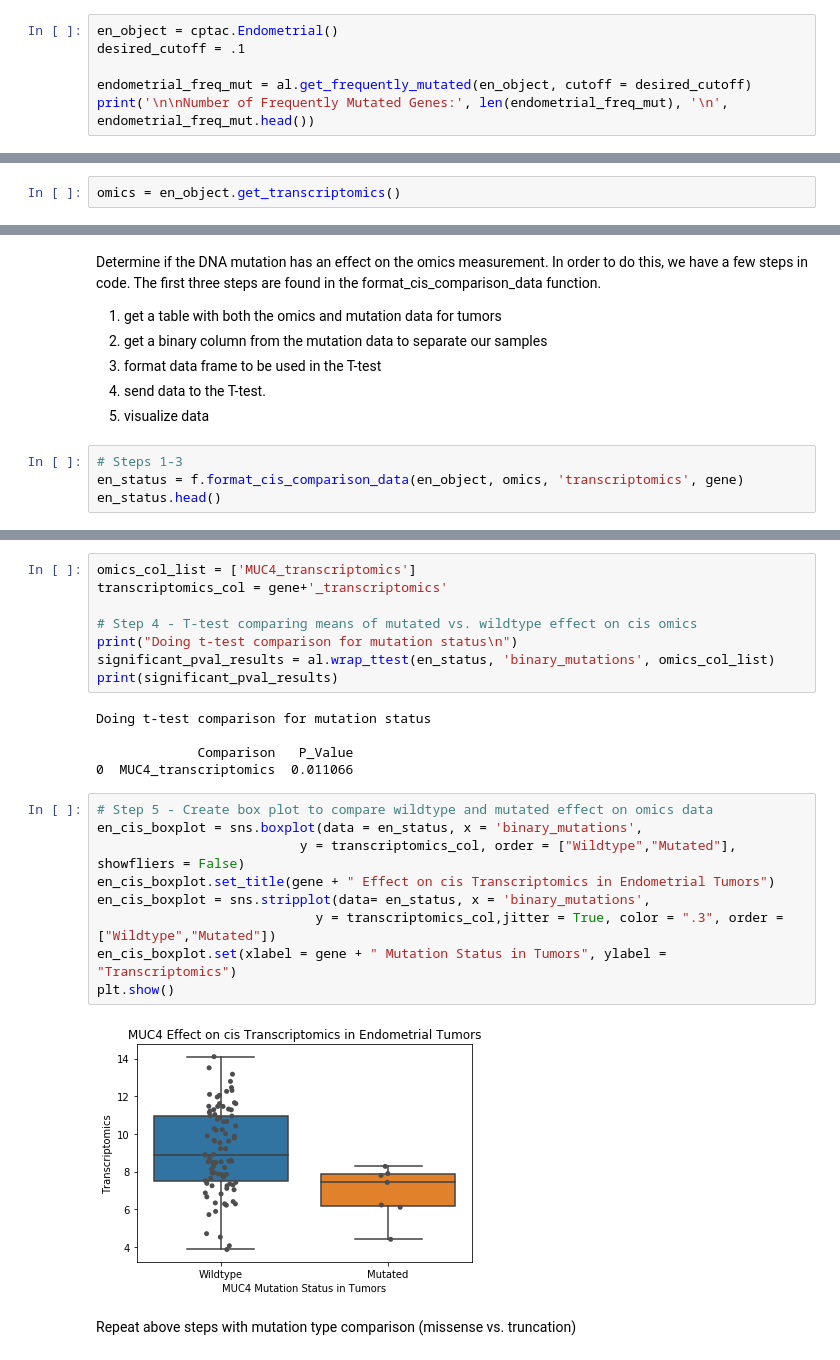
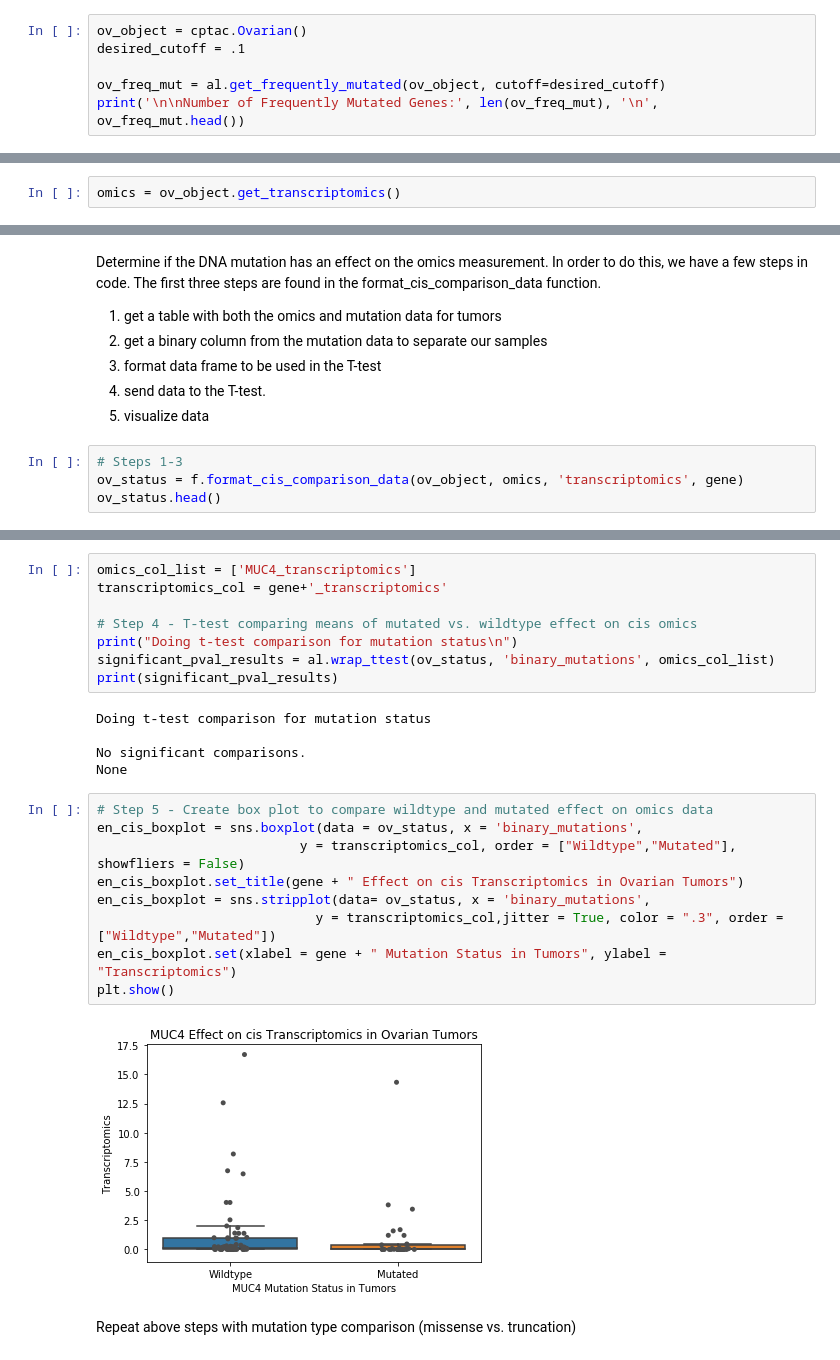
Before and after one commit to PayneLab/WhenMutationsMatter, a Jupyter notebook: Protein Notebooks/MUC4/MUC4_cis_transcriptomics.ipynb, the cells around one changed output, grey strips where cells are left out. Drawn from its saved outputs; the diff is of its cells as text.

```diff
--- a/Protein Notebooks/MUC4/MUC4_cis_transcriptomics.ipynb
+++ b/Protein Notebooks/MUC4/MUC4_cis_transcriptomics.ipynb
@@ -25,7 +23,7 @@ Enter the type of cancer and the cutoff for mutation frequency that you would li
 # %%
-en_object = cptac.Endometrial()
+ov_object = cptac.Ovarian()
 desired_cutoff = .1
 
-endometrial_freq_mut = al.get_frequently_mutated(en_object, cutoff = desired_cutoff)
-print('\n\nNumber of Frequently Mutated Genes:', len(endometrial_freq_mut), '\n', endometrial_freq_mut.head())
+ov_freq_mut = al.get_frequently_mutated(ov_object, cutoff=desired_cutoff)
+print('\n\nNumber of Frequently Mutated Genes:', len(ov_freq_mut), '\n', ov_freq_mut.head())
 # %% [output]
@@ -47,5 +43,5 @@ Select which type of omics you want to compare. If you want to compare proteomic
 # %%
-omics = en_object.get_transcriptomics()
+omics = ov_object.get_transcriptomics()
 # %% [markdown]
 ## Step 5: cis comparison
 # %% [markdown]
@@ -57,8 +53,8 @@ Determine if the DNA mutation has an effect on the omics measurement. In order t
 5. visualize data
 # %%
 # Steps 1-3
-en_status = f.format_cis_comparison_data(en_object, omics, 'transcriptomics', gene)
-en_status.head()
+ov_status = f.format_cis_comparison_data(ov_object, omics, 'transcriptomics', gene)
+ov_status.head()
 # %% [output]
 |  | MUC4_transcriptomics | binary_mutations |
 | Sample_ID |  |  |
@@ -73,24 +69,24 @@ transcriptomics_col = gene+'_transcriptomics'
 
 # Step 4 - T-test comparing means of mutated vs. wildtype effect on cis omics
 print("Doing t-test comparison for mutation status\n")
-significant_pval_results = al.wrap_ttest(en_status, 'binary_mutations', omics_col_list)
+significant_pval_results = al.wrap_ttest(ov_status, 'binary_mutations', omics_col_list)
 print(significant_pval_results)
 # %% [output]
 Doing t-test comparison for mutation status
 
-             Comparison   P_Value
-0  MUC4_transcriptomics  0.011066
+No significant comparisons.
+None
 # %%
 # Step 5 - Create box plot to compare wildtype and mutated effect on omics data
-en_cis_boxplot = sns.boxplot(data = en_status, x = 'binary_mutations',
+en_cis_boxplot = sns.boxplot(data = ov_status, x = 'binary_mutations',
                           y = transcriptomics_col, order = ["Wildtype","Mutated"], showfliers = False)
-en_cis_boxplot.set_title(gene + " Effect on cis Transcriptomics in Endometrial Tumors")
-en_cis_boxplot = sns.stripplot(data= en_status, x = 'binary_mutations',
+en_cis_boxplot.set_title(gene + " Effect on cis Transcriptomics in Ovarian Tumors")
+en_cis_boxplot = sns.stripplot(data= ov_status, x = 'binary_mutations',
                             y = transcriptomics_col,jitter = True, color = ".3", order = ["Wildtype","Mutated"])
 en_cis_boxplot.set(xlabel = gene + " Mutation Status in Tumors", ylabel = "Transcriptomics")
 plt.show()
 # %% [output]
-[figure, old version]
+[figure, new version]
 # %% [markdown]
 Repeat above steps with mutation type comparison (missense vs. truncation)
 # %%
```
Also changed, not shown: parts of 19 cells of this notebook, 12 other files.
